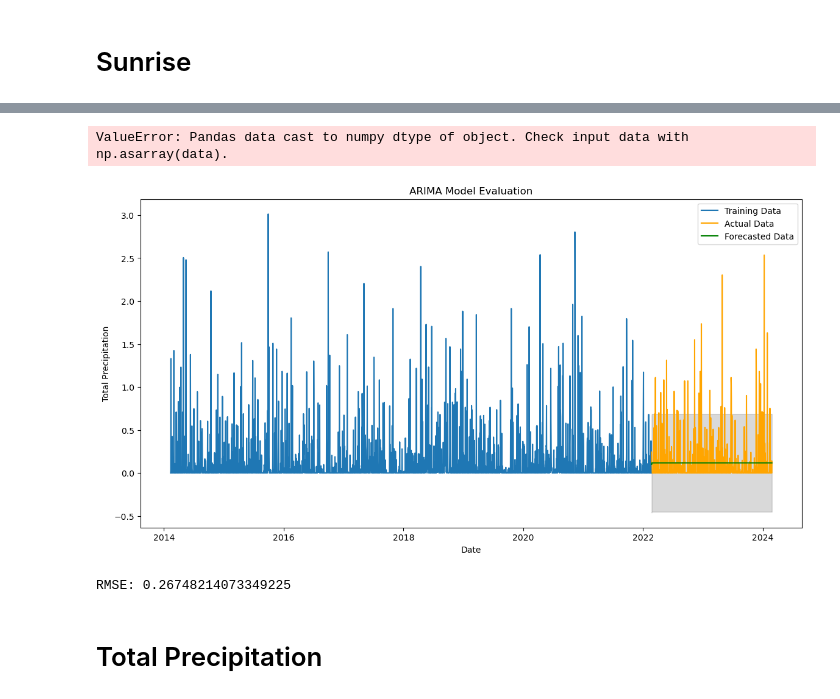
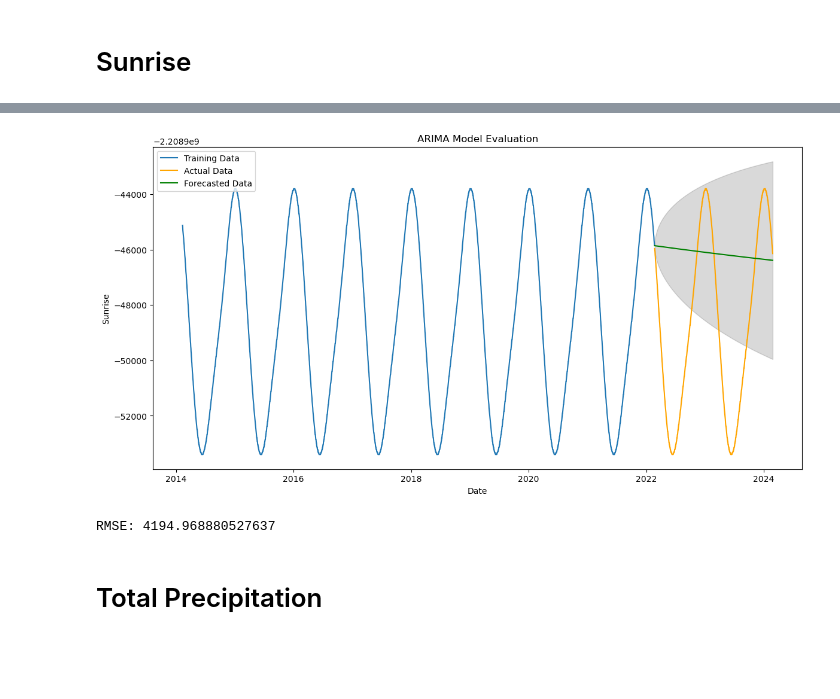
Before and after one commit to juliamuratore/Project2-DS-4002, a Jupyter notebook: SCRIPTS/Project_2_time_series.ipynb, the cells around one changed output, grey strips where cells are left out. Cells and saved outputs as stored; diff of their text form; code cells hidden in the pictures; blank space fills up the shorter version.

Commit message:
fixed sunrise

```diff
--- a/SCRIPTS/Project_2_time_series.ipynb
+++ b/SCRIPTS/Project_2_time_series.ipynb
@@ -20,3 +17,8 @@ data.set_index('date', inplace=True)
+# %%
+data['sunrise'] = data['sunrise'].str.replace(r'[0-9]+-[0-9]+-[0-9]+T', '', regex=True)
+# %%
+data['sunrise'] = pd.to_datetime(data['sunrise'], format = '%H:%M')
+data['sunrise'] = data['sunrise'].apply(lambda x: x.value)/10**9\12
 # %% [markdown]
 # Min Temp
 # %%
@@ -230,46 +232,44 @@ ValueError: could not convert string to float: '2014-02-11T12:08'
 # building the ARIMA model
 model = ARIMA(data['sunrise'], order=(1,0,1))
 model_fit = model.fit()
-# %% [output]
-ValueError: Pandas data cast to numpy dtype of object. Check input data with np.asarray(data).
 # %%
 # model evaluation
 
 # Split the data into train and test
 train_size = int(len(data) * 0.8)
 train, test = data[0:train_size], data[train_size:len(data)]
 
 # Fit the ARIMA model on the training dataset
-model_train = ARIMA(train['total_precip'], order=(1, 0, 1))
+model_train = ARIMA(train['sunrise'], order=(1, 0, 1))
 model_train_fit = model_train.fit()
 
 # Forecast on the test dataset
 test_forecast = model_train_fit.get_forecast(steps=len(test))
 test_forecast_series = pd.Series(test_forecast.predicted_mean, index=test.index)
 
 # Calculate the mean squared error
-mse = mean_squared_error(test['total_precip'], test_forecast_series)
+mse = mean_squared_error(test['sunrise'], test_forecast_series)
 sunrise_rmse = mse**0.5
 
 # Create a plot to compare the forecast with the actual test data
 plt.figure(figsize=(14,7))
-plt.plot(train['total_precip'], label='Training Data')
-plt.plot(test['total_precip'], label='Actual Data', color='orange')
+plt.plot(train['sunrise'], label='Training Data')
+plt.plot(test['sunrise'], label='Actual Data', color='orange')
 plt.plot(test_forecast_series, label='Forecasted Data', color='green')
 plt.fill_between(test.index,
                  test_forecast.conf_int().iloc[:, 0],
                  test_forecast.conf_int().iloc[:, 1],
                  color='k', alpha=.15)
 plt.title('ARIMA Model Evaluation')
 plt.xlabel('Date')
-plt.ylabel('Total Precipitation')
+plt.ylabel('Sunrise')
 plt.legend()
 plt.show()
 
 print('RMSE:', sunrise_rmse)
 # %% [output]
-[figure, old version]
+[figure, new version]
-RMSE: 0.26748214073349225
+RMSE: 4194.968880527637
 # %% [markdown]
 # Total Precipitation
 # %%
```
Also changed, not shown: parts of 5 cells of this notebook.
